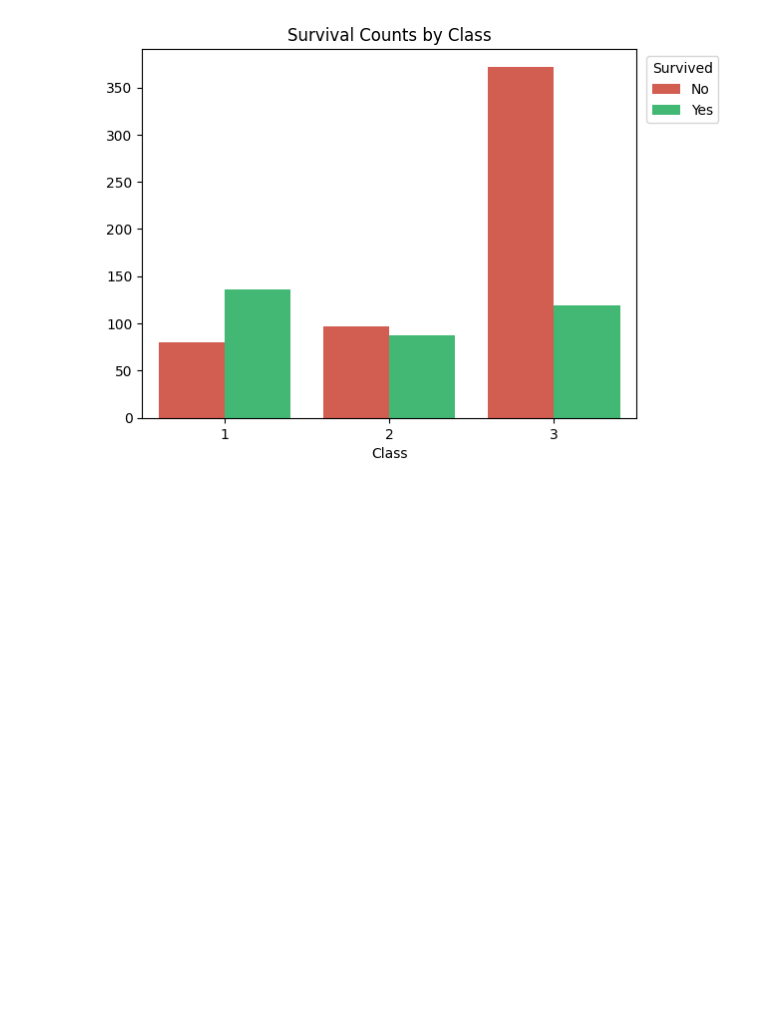
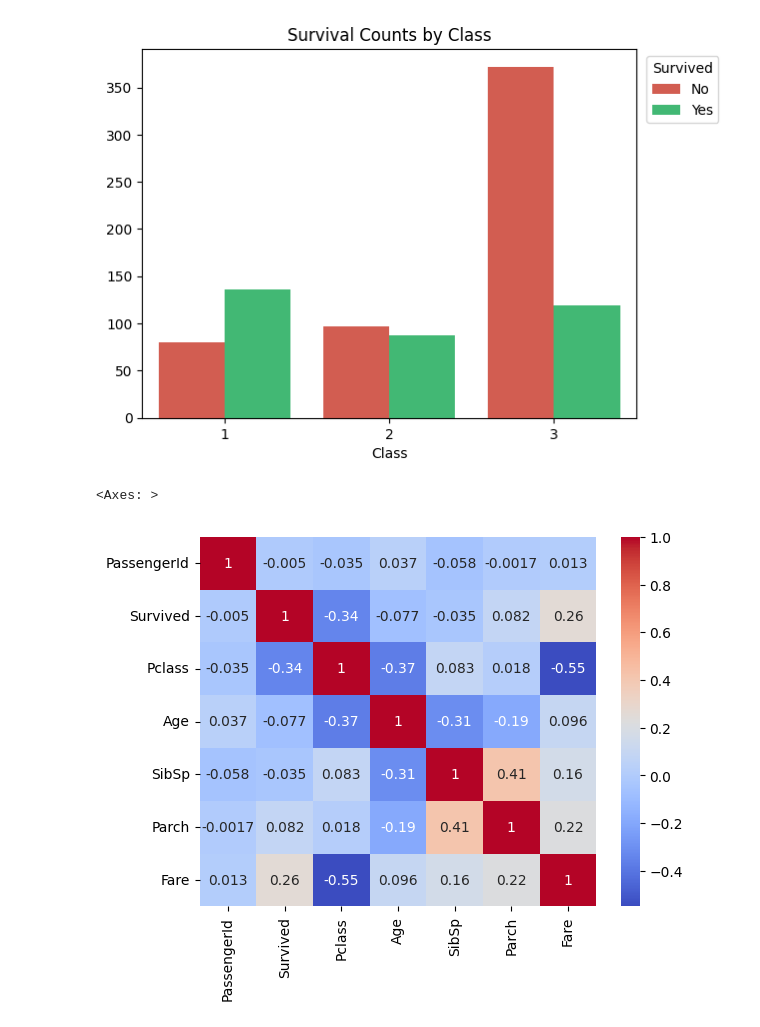
Before and after one commit to rodrigo-glez/eda-practice-titanic, a Jupyter notebook: notebooks/eda_titanic.ipynb, the cells around one changed output. Drawn from its saved outputs; the diff is of its cells as text; code cells hidden in the pictures; blank space fills up the shorter version.

```diff
--- a/notebooks/eda_titanic.ipynb
+++ b/notebooks/eda_titanic.ipynb
@@ -285,3 +285,8 @@ plt.legend(title='Survived', labels=['No', 'Yes'], loc='upper right', bbox_to_an
 plt.show()
 # %% [output]
 [figure]
+# %%
+sns.heatmap(df.corr(numeric_only=True), annot=True, cmap='coolwarm')
+# %% [output]
+<Axes: >
+[figure, added]
```
